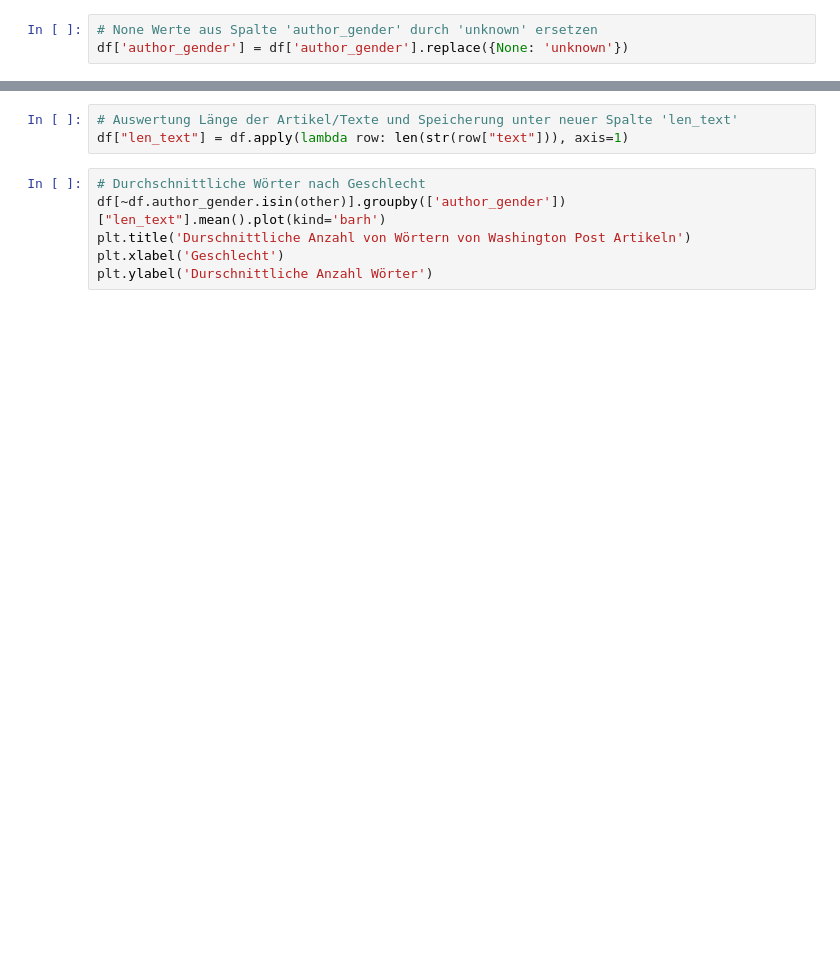
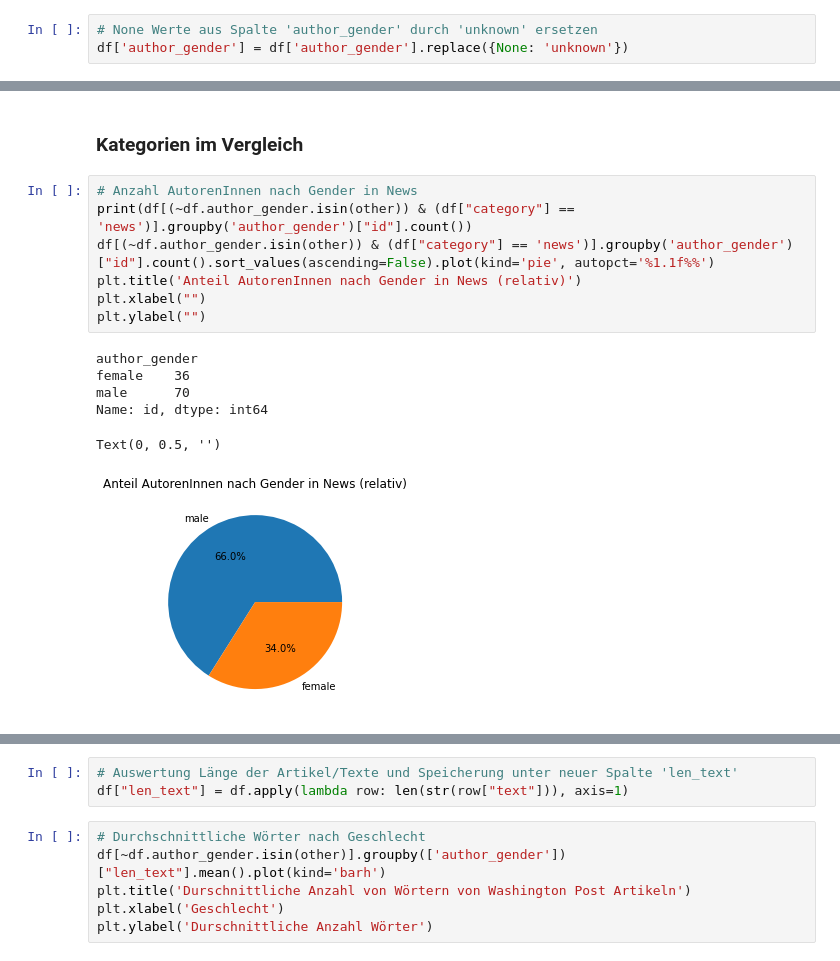
Before and after one commit to auringonnousu/washington_post_bias, a Jupyter notebook: Washington_Post_Bias_Detection_New.ipynb, the cells around one changed output, grey strips where cells are left out. Drawn from its saved outputs; the diff is of its cells as text; blank space fills up the shorter version.

Commit message:
Neue Analyse pro Top Kategorien hinzugefuegt

```diff
--- a/Washington_Post_Bias_Detection_New.ipynb
+++ b/Washington_Post_Bias_Detection_New.ipynb
@@ -662,0 +763,16 @@ plt.ylabel("")
+# %% [markdown]
+### Kategorien im Vergleich
+# %%
+# Anzahl AutorenInnen nach Gender in News
+print(df[(~df.author_gender.isin(other)) & (df["category"] == 'news')].groupby('author_gender')["id"].count())
+df[(~df.author_gender.isin(other)) & (df["category"] == 'news')].groupby('author_gender')["id"].count().sort_values(ascending=False).plot(kind='pie', autopct='%1.1f%%')
+plt.title('Anteil AutorenInnen nach Gender in News (relativ)')
+plt.xlabel("")
+plt.ylabel("")
+# %% [output]
+author_gender
+female    36
+male      70
+Name: id, dtype: int64
+Text(0, 0.5, '')
+[figure, added]
```
Also changed, not shown: parts of 56 cells of this notebook.
